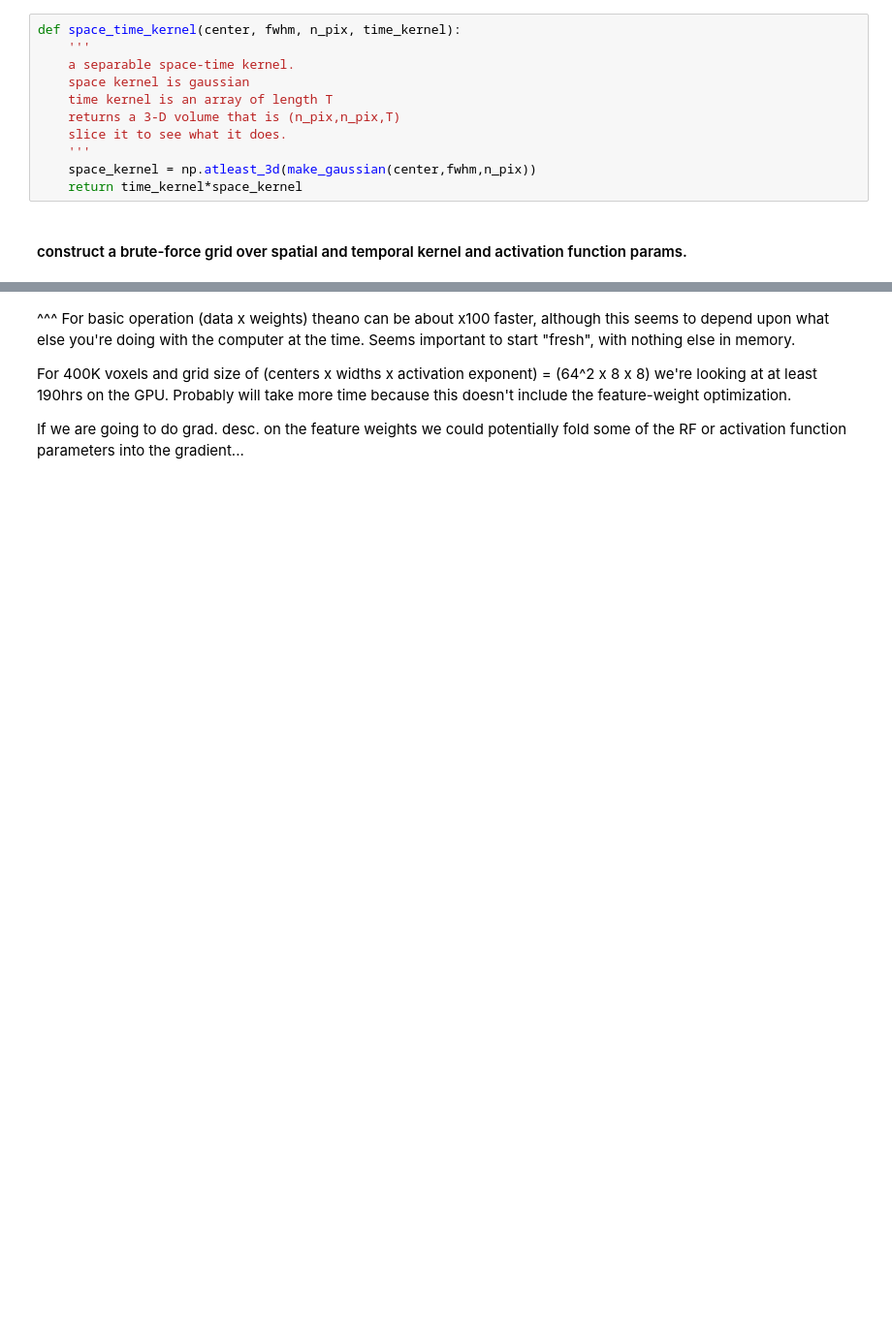
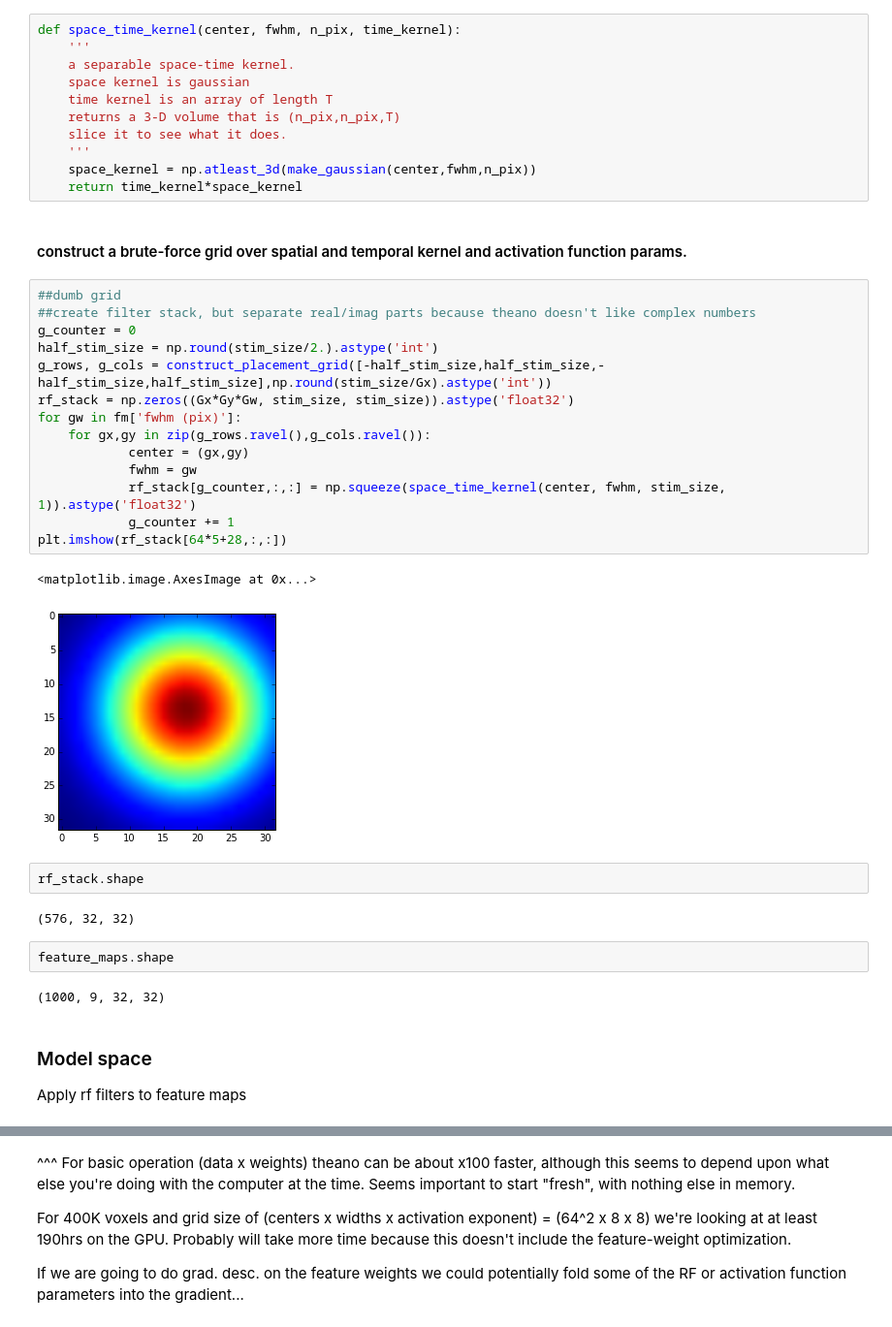
Before and after one commit to ChangdeDu/hrf_fitting, a Jupyter notebook: scripts/space_time_feature_separable_models.ipynb, the cells around one changed output, grey strips where cells are left out. Shown: that part at 97% size. Cells and saved outputs as stored; diff of their text form; blank space fills up the shorter version.

```diff
--- a/scripts/space_time_feature_separable_models.ipynb
+++ b/scripts/space_time_feature_separable_models.ipynb
@@ -108,3 +203,32 @@ def space_time_kernel(center, fwhm, n_pix, time_kernel):
     return time_kernel*space_kernel
 # %% [markdown]
 #### construct a brute-force grid over spatial and temporal kernel and activation function params.
+# %%
+##dumb grid
+##create filter stack, but separate real/imag parts because theano doesn't like complex numbers
+g_counter = 0
+half_stim_size = np.round(stim_size/2.).astype('int')
+g_rows, g_cols = construct_placement_grid([-half_stim_size,half_stim_size,-half_stim_size,half_stim_size],np.round(stim_size/Gx).astype('int'))
+rf_stack = np.zeros((Gx*Gy*Gw, stim_size, stim_size)).astype('float32')
+for gw in fm['fwhm (pix)']:
+    for gx,gy in zip(g_rows.ravel(),g_cols.ravel()):
+            center = (gx,gy)
+            fwhm = gw
+            rf_stack[g_counter,:,:] = np.squeeze(space_time_kernel(center, fwhm, stim_size, 1)).astype('float32')
+            g_counter += 1
+plt.imshow(rf_stack[64*5+28,:,:])
+# %% [output]
+<matplotlib.image.AxesImage at 0x...>
+[figure, added]
+# %%
+rf_stack.shape
+# %% [output]
+(576, 32, 32)
+# %%
+feature_maps.shape
+# %% [output]
+(1000, 9, 32, 32)
+# %% [markdown]
+### Model space
+
+Apply rf filters to feature maps
```
Also changed, not shown: parts of 48 cells of this notebook, 1 other file.
